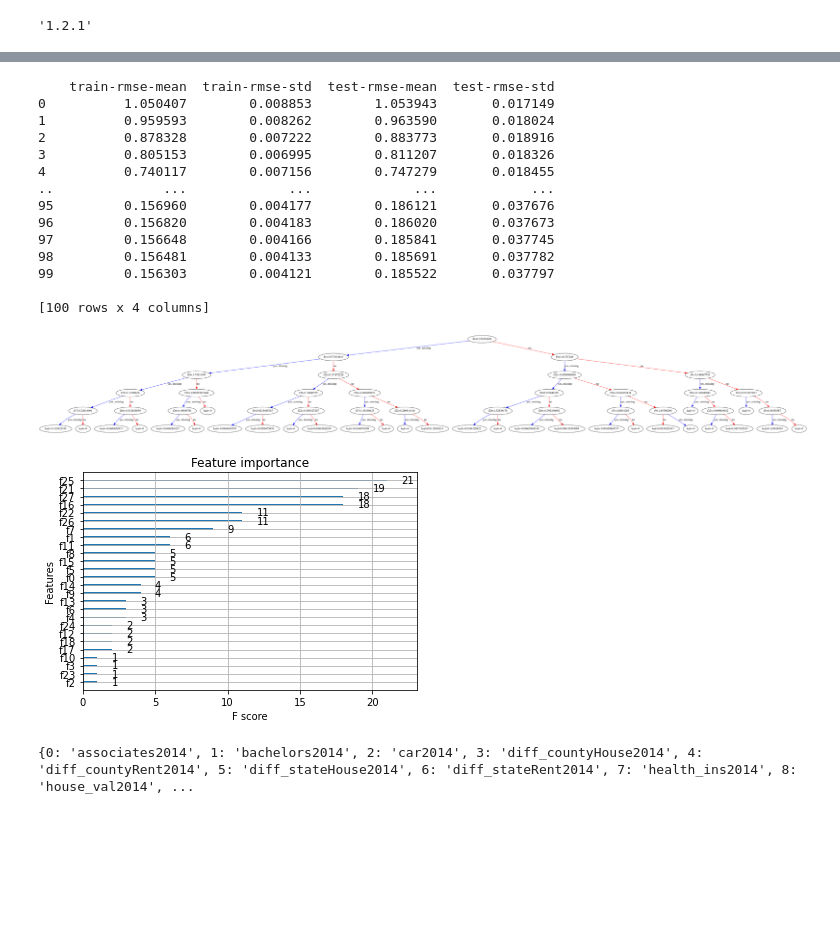
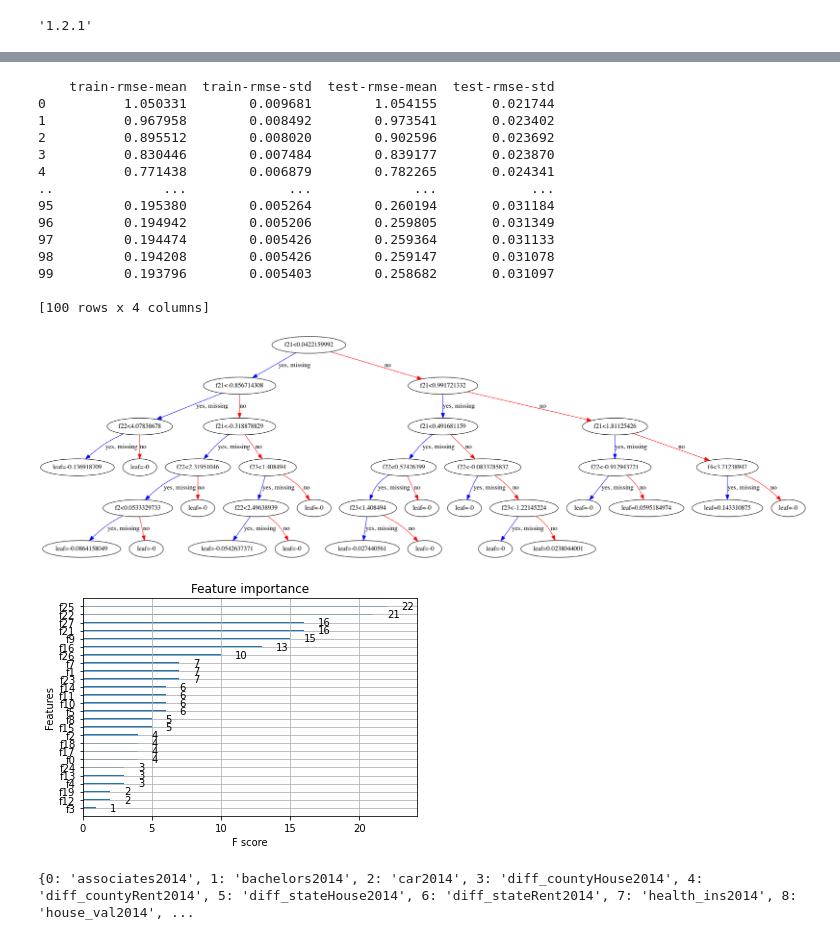
Before and after one commit to rachellecha/UBS, a Jupyter notebook: xgboost.ipynb, the cells around one changed output, grey strips where cells are left out. Saved outputs shown, nothing was run; the diff lists cells and outputs as text; code cells hidden in the pictures; blank space fills up the shorter version.

Commit message:
alt and extreme

```diff
--- a/xgboost.ipynb
+++ b/xgboost.ipynb
@@ -6,10 +6,10 @@ from sklearn import preprocessing
 from sklearn.metrics import mean_squared_error
 from sklearn.model_selection import train_test_split
 # %%
-data2012 = pd.read_csv("finalized/2012-scores.csv")
-data2014 = pd.read_csv("finalized/2014-scores.csv")
-data2016 = pd.read_csv("finalized/2016-scores.csv")
-data2018 = pd.read_csv("finalized/2018-scores.csv")
+data2012 = pd.read_csv("extreme/2012-scores.csv")
+data2014 = pd.read_csv("extreme/2014-scores.csv")
+data2016 = pd.read_csv("extreme/2016-scores.csv")
+data2018 = pd.read_csv("extreme/2018-scores.csv")
 
 df2018 = data2018[data2018.columns.difference(['census_tract', 'full_name', 'score'])]
 df2016 = data2016[data2016.columns.difference(['census_tract', 'full_name', 'score'])]
@@ -161,39 +161,39 @@ print(cv_results)
 #show RMSE for within the years and the future
 # %% [output]
     train-rmse-mean  train-rmse-std  test-rmse-mean  test-rmse-std
-0          1.050407        0.008853        1.053943       0.017149
-1          0.959593        0.008262        0.963590       0.018024
-2          0.878328        0.007222        0.883773       0.018916
-3          0.805153        0.006995        0.811207       0.018326
-4          0.740117        0.007156        0.747279       0.018455
+0          1.050331        0.009681        1.054155       0.021744
+1          0.967958        0.008492        0.973541       0.023402
+2          0.895512        0.008020        0.902596       0.023692
+3          0.830446        0.007484        0.839177       0.023870
+4          0.771438        0.006879        0.782265       0.024341
 ..              ...             ...             ...            ...
-95         0.156960        0.004177        0.186121       0.037676
-96         0.156820        0.004183        0.186020       0.037673
-97         0.156648        0.004166        0.185841       0.037745
-98         0.156481        0.004133        0.185691       0.037782
-99         0.156303        0.004121        0.185522       0.037797
+95         0.195380        0.005264        0.260194       0.031184
+96         0.194942        0.005206        0.259805       0.031349
+97         0.194474        0.005426        0.259364       0.031133
+98         0.194208        0.005426        0.259147       0.031078
+99         0.193796        0.005403        0.258682       0.031097
 
 [100 rows x 4 columns]
 # %%
 import matplotlib.pyplot as plt
 import graphviz
 
 #xgb.plot_tree(xg_reg,num_trees=0)
 #plt.rcParams['figure.figsize'] = [10000, 10000]
 #plt.show()
 
-xgb.plot_tree(xg_reg)
+xgb.plot_tree(xg_reg, num_trees = 2)
 fig = plt.gcf()
 fig.set_size_inches(150, 100)
-plt.savefig('xgb_tree.png')
+plt.savefig('extreme/xgb_tree_extreme.png')
 # %% [output]
-[figure, old version]
+[figure, new version]
 # %%
 xgb.plot_importance(xg_reg)
 plt.rcParams['figure.figsize'] = [5, 5]
-plt.savefig('features.png')
+plt.savefig('extreme/features_extreme.png')
 # %% [output]
-[figure, old version]
+[figure, new version]
 # %%
 colnames = lambda df1, df2: dict(zip(range(10000), list(df1.columns) + list(df2.columns)))
 print(colnames(df2014, df2016))
```
Also changed, not shown: parts of 7 cells of this notebook, 38 other files.
